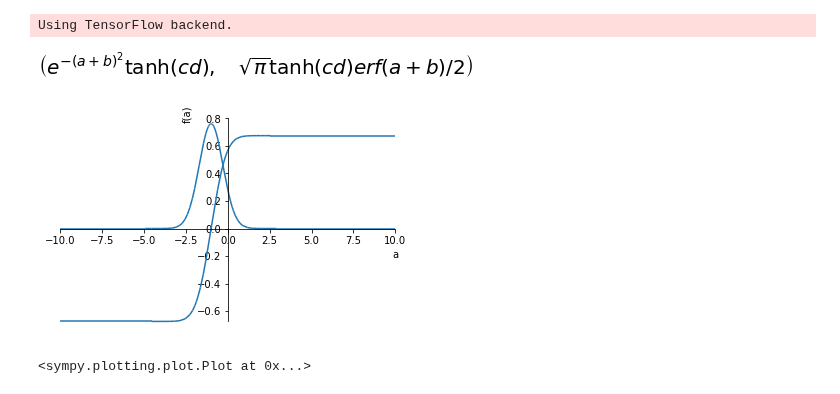
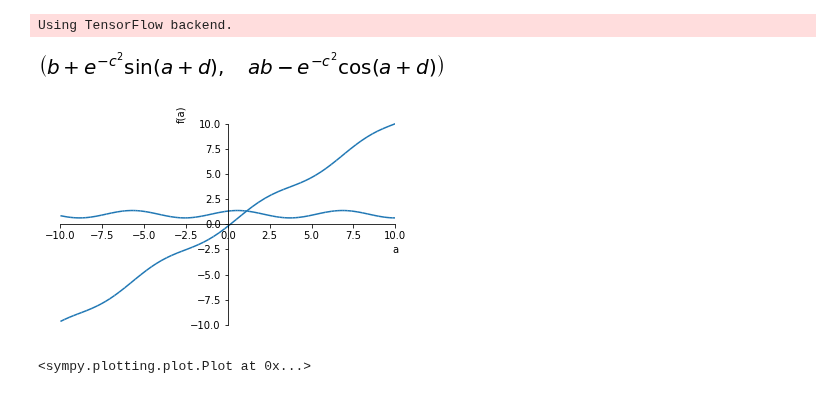
Before and after one commit to mammalwong/ml-study, a Jupyter notebook: integralnet-3.ipynb, the cells around one changed output. Cells and saved outputs as stored; diff of their text form; code cells hidden in the pictures.

```diff
--- a/integralnet-3.ipynb
+++ b/integralnet-3.ipynb
@@ -11,17 +11,17 @@ sympy.init_printing()
 Using TensorFlow backend.
 # %%
 a,b,c,d = sympy.symbols('a,b,c,d', real=True)
-F = sympy.exp(-(a+b)**2) * sympy.tanh(c*d)
+F = sympy.exp(-(c)**2) * sympy.sin(a+d) + b
 iF = F.integrate(a)
 lambda_F = sympy.lambdify((a,b,c,d), F)
 lambda_iF = sympy.lambdify((a,b,c,d), iF, modules=['numpy', {'erf': scipy.special.erf}])
 display((F, iF))
 # %% [output]
-[figure, old version]
+[figure, new version]
 # %%
 sympy.plot(F.subs({b:1,c:1,d:1}), iF.subs({b:1,c:1,d:1}))
 # %% [output]
-[figure, old version]
+[figure, new version]
 <sympy.plotting.plot.Plot at 0x...>
 # %%
 xtrain = (np.random.random((100000,4)) - 0.5) * 20
```
Also changed, not shown: parts of 3 cells of this notebook.
